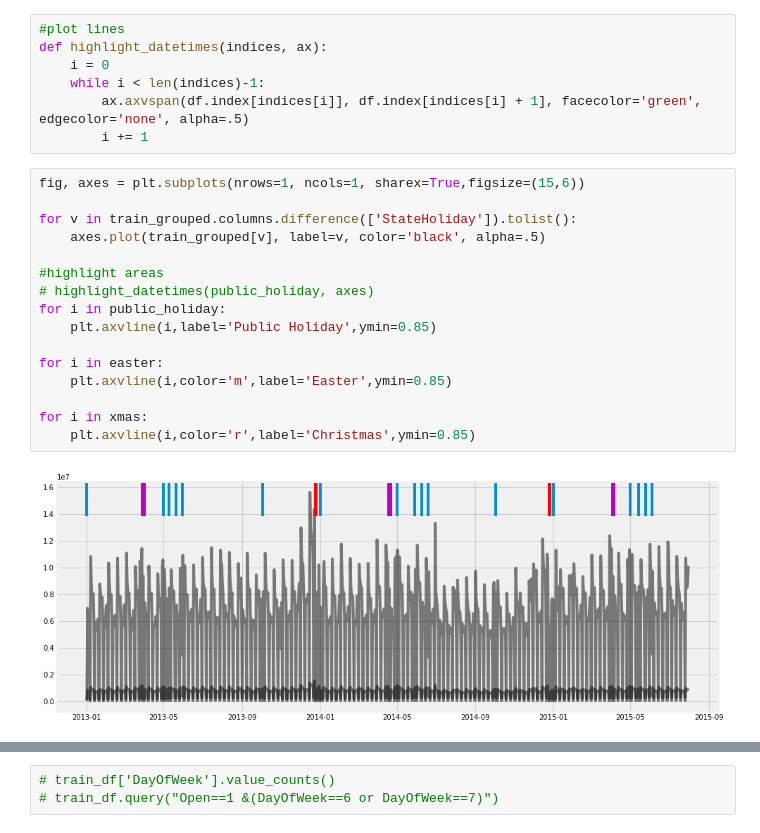
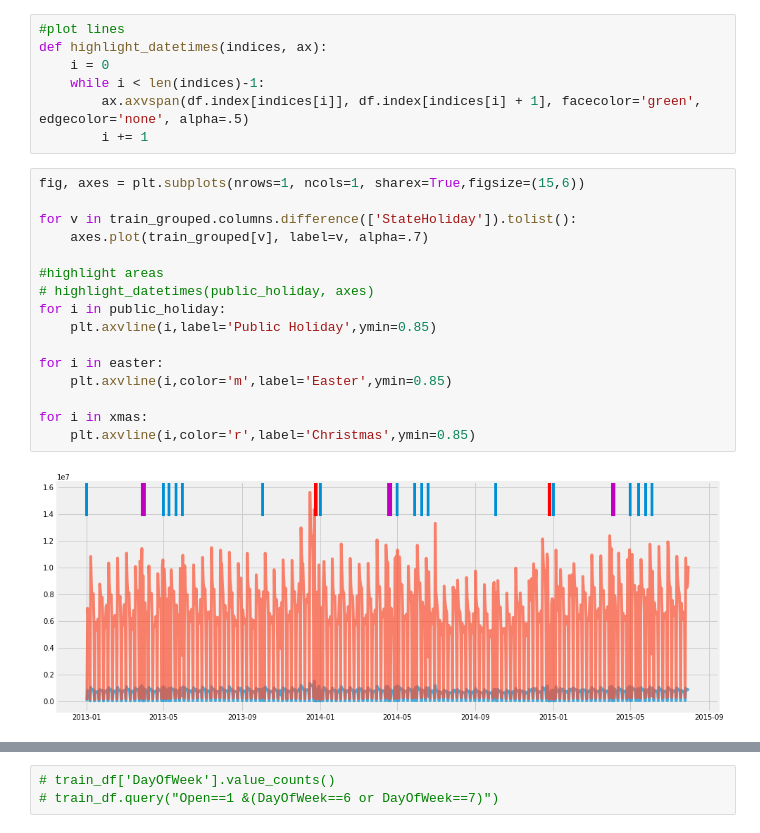
Before and after one commit to fbagire/pharmaceutical_sales_forecast, a Jupyter notebook: notebook/EDA.ipynb, the cells around one changed output, grey strips where cells are left out. Saved outputs shown, nothing was run; the diff lists cells and outputs as text.

```diff
--- a/notebook/EDA.ipynb
+++ b/notebook/EDA.ipynb
@@ -211,21 +237,21 @@ def highlight_datetimes(indices, ax):
 # %%
 fig, axes = plt.subplots(nrows=1, ncols=1, sharex=True,figsize=(15,6))
 
 for v in train_grouped.columns.difference(['StateHoliday']).tolist():
-    axes.plot(train_grouped[v], label=v, color='black', alpha=.5)
+    axes.plot(train_grouped[v], label=v, alpha=.7)
 
 #highlight areas
 # highlight_datetimes(public_holiday, axes)
 for i in public_holiday:
     plt.axvline(i,label='Public Holiday',ymin=0.85)
 
 for i in easter:
     plt.axvline(i,color='m',label='Easter',ymin=0.85)
 
 for i in xmas:
     plt.axvline(i,color='r',label='Christmas',ymin=0.85)
 # %% [output]
-[figure, old version]
+[figure, new version]
 # %%
 from statsmodels.graphics.tsaplots import plot_acf
 fig, ax = plt.subplots(figsize=(12, 6))
```
Also changed, not shown: parts of 19 cells of this notebook.
